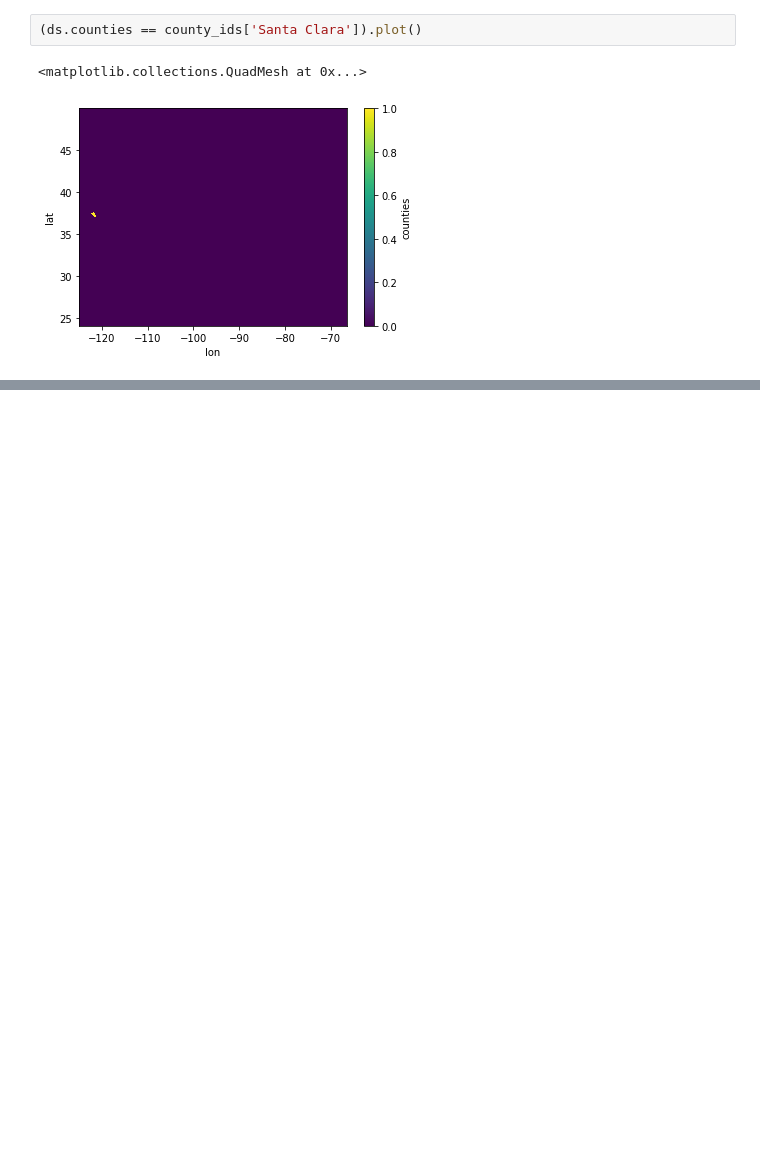
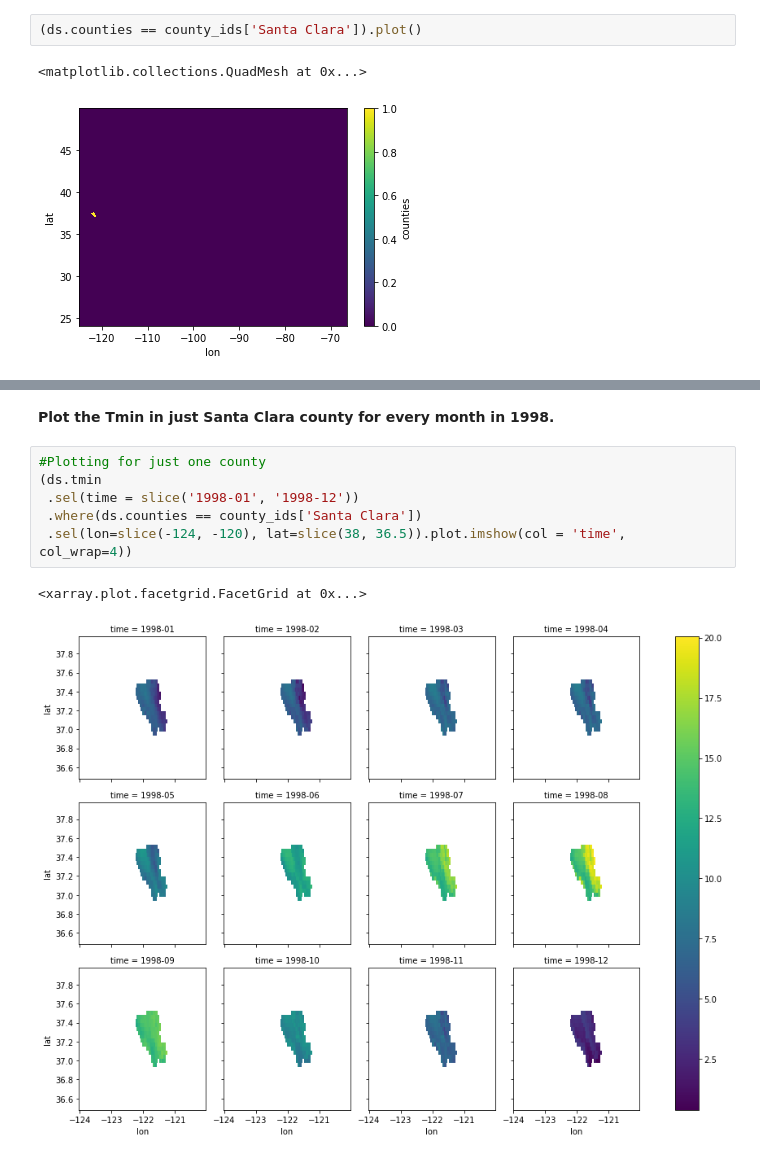
Before and after one commit to christopher-reed/CA-High-Value-Crops, a Jupyter notebook: PRISM_Weather_Data.ipynb, the cells around one changed output, grey strips where cells are left out. Drawn from its saved outputs; the diff is of its cells as text; blank space fills up the shorter version.

```diff
--- a/PRISM_Weather_Data.ipynb
+++ b/PRISM_Weather_Data.ipynb
@@ -1032,0 +914,11 @@ lat = argo_data.f.lat
+# %% [markdown]
+**Plot the Tmin in just Santa Clara county for every month in 1998.**
+# %%
+#Plotting for just one county
+(ds.tmin
+ .sel(time = slice('1998-01', '1998-12'))
+ .where(ds.counties == county_ids['Santa Clara'])
+ .sel(lon=slice(-124, -120), lat=slice(38, 36.5)).plot.imshow(col = 'time', col_wrap=4))
+# %% [output]
+<xarray.plot.facetgrid.FacetGrid at 0x...>
+[figure, added]
```
Also changed, not shown: parts of 70 cells of this notebook.
